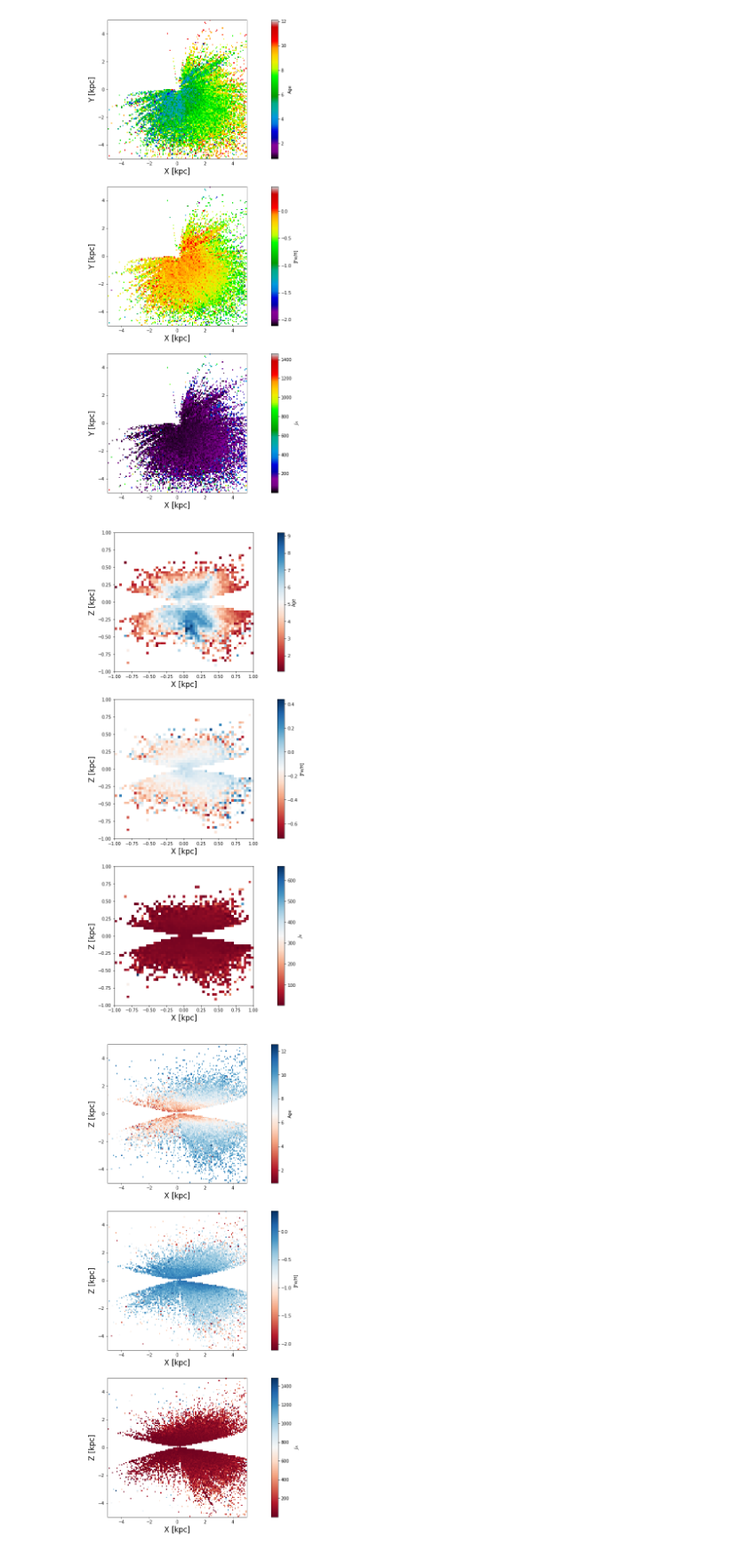
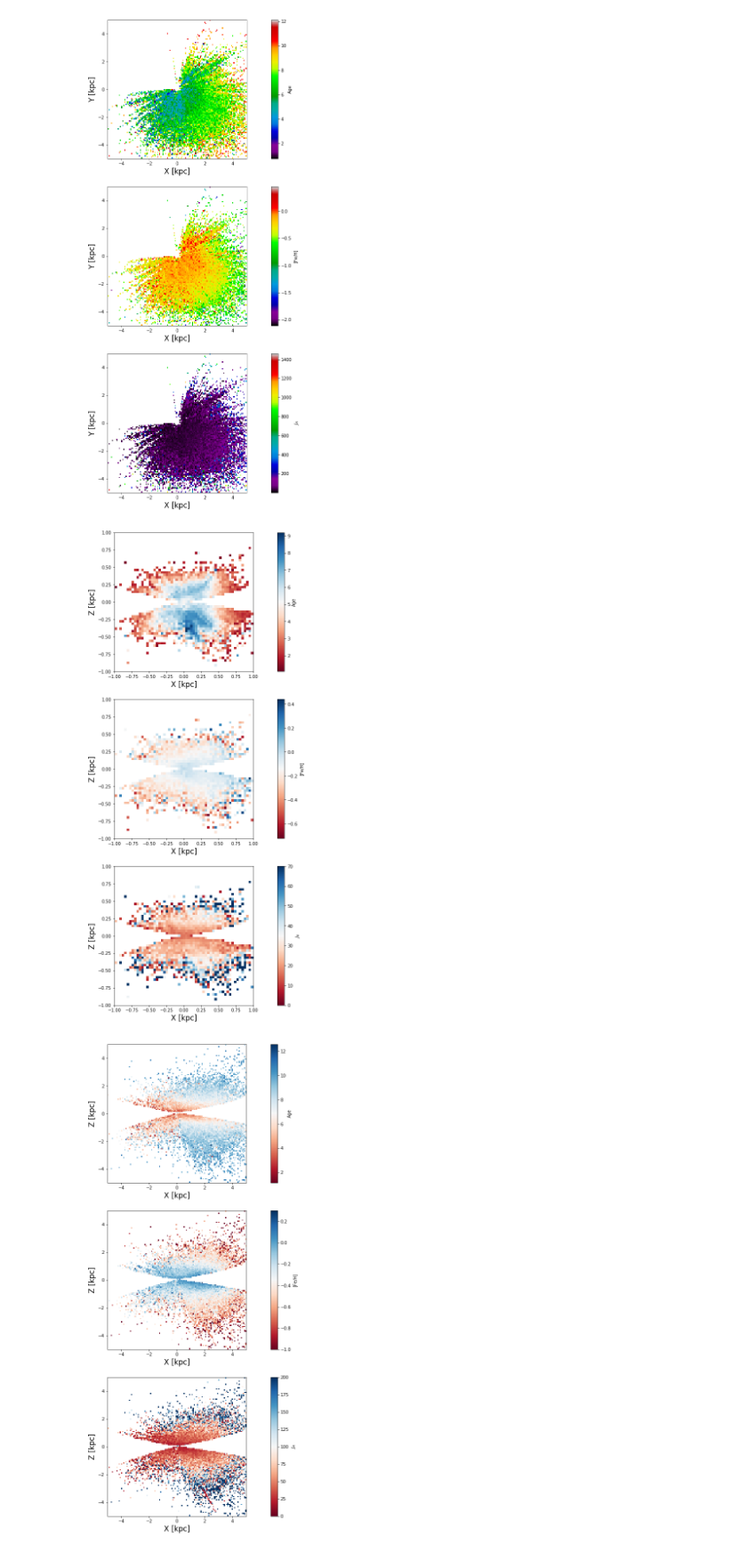
Before and after one commit to AndyTza/modern_astro, a Jupyter notebook: midterm_research/Data Processing.ipynb, the cells around one changed output. Shown at 89% size. Saved outputs shown, nothing was run; the diff lists cells and outputs as text; code cells hidden in the pictures.

```diff
--- a/midterm_research/Data Processing.ipynb
+++ b/midterm_research/Data Processing.ipynb
@@ -59,7 +59,7 @@ vr, R = data['vR'], data['R']
 
 
 # Quality cuts to ensure quality of data : NOTE parallax < 0.5 (2kpc limit!)
-qc = np.where((jr/jr_err > 10) &(jr<1500) & (age>0.5) & (age != np.ma.core.MaskedConstant()) & (feh != np.ma.core.MaskedConstant()) & (jr != np.ma.core.MaskedConstant()))
+qc = np.where((jr/jr_err > 10) & (jr>-2*np.std(jr)) & (jr<2*np.std(jr)) & (age>0.5) & (age != np.ma.core.MaskedConstant()) & (feh != np.ma.core.MaskedConstant()) & (jr != np.ma.core.MaskedConstant()))
 
 feh, e_feh, l, b = feh[qc], e_feh[qc], l[qc], b[qc]
 jr, jr_err, log_g, teff, parallax, log_age, dist, mass = jr[qc], jr_err[qc], log_g[qc], teff[qc], parallax[qc], log_age[qc], dist[qc], mass[qc]
@@ -315,38 +363,45 @@ ax[1].set_xlabel('X [kpc]', size=17)
 ax[1].set_ylabel('Z [kpc]', size=17)
 fig.colorbar(Zz2, ax=ax[1],orientation='vertical', label='[Fe/H]')
 
-Zz3 = ax[2].imshow(pz_3[0], cmap='RdBu', origin='lower', interpolation='nearest', extent=[-1,1,-1,1])
+Zz3 = ax[2].imshow(pz_3[0], cmap='RdBu', origin='lower', interpolation='nearest', extent=[-1,1,-1,1], vmin=0, vmax=70)
 ax[2].set_xlabel('X [kpc]', size=17)
 ax[2].set_ylabel('Z [kpc]', size=17)
 fig.colorbar(Zz3, ax=ax[2],orientation='vertical', label='$J_R$')
+
+
+plt.savefig('pp2.pdf', type='pdf')
 # %% [output]
-[figure, old version]
+[figure, new version]
 # %%
 # Let's project <x,y> as function of age, feh, jr: RG: RED GIANTS
 lim = 5
 PZ_1 = stats.binned_statistic_2d(z[RG] ,x[RG] , age[RG], statistic='median',
                                  bins=(np.arange(-lim, lim, 0.08), np.arange(-lim, lim, 0.08)))
 PZ_2 = stats.binned_statistic_2d(z[RG] ,x[RG] , feh[RG], statistic='median',
                                  bins=(np.arange(-lim, lim, 0.08), np.arange(-lim, lim, 0.08)))
 PZ_3 = stats.binned_statistic_2d(z[RG] ,x[RG] , jr[RG], statistic='median',
                                  bins=(np.arange(-lim, lim, 0.08), np.arange(-lim, lim, 0.08)))
 
 
 fig, ax = plt.subplots(nrows=3, ncols=1, figsize=(20,20))
 
 ZZz = ax[0].imshow(PZ_1[0], cmap='RdBu', origin='lower', interpolation='nearest', extent=[-lim,lim,-lim,lim])
 ax[0].set_xlabel('X [kpc]', size=17)
 ax[0].set_ylabel('Z [kpc]', size=17)
 fig.colorbar(ZZz, ax=ax[0],orientation='vertical', label='Age')
 
-ZZz2 = ax[1].imshow(PZ_2[0], cmap='RdBu', origin='lower', interpolation='nearest', extent=[-lim,lim,-lim,lim])
+ZZz2 = ax[1].imshow(PZ_2[0], cmap='RdBu', origin='lower', interpolation='nearest', extent=[-lim,lim,-lim,lim],
+                   vmin=-1, vmax=0.3)
 ax[1].set_xlabel('X [kpc]', size=17)
 ax[1].set_ylabel('Z [kpc]', size=17)
 fig.colorbar(ZZz2, ax=ax[1],orientation='vertical', label='[Fe/H]')
 
-ZZz3 = ax[2].imshow(PZ_3[0], cmap='RdBu', origin='lower', interpolation='nearest', extent=[-lim,lim,-lim,lim])
+ZZz3 = ax[2].imshow(PZ_3[0], cmap='RdBu', origin='lower', interpolation='nearest', extent=[-lim,lim,-lim,lim], vmin=0, vmax=200)
 ax[2].set_xlabel('X [kpc]', size=17)
 ax[2].set_ylabel('Z [kpc]', size=17)
 fig.colorbar(ZZz3, ax=ax[2],orientation='vertical', label='$J_R$')
+
+
+plt.savefig('pp1.pdf', type='pdf') # RG
 # %% [output]
-[figure, old version]
+[figure, new version]
```
Also changed, not shown: parts of 8 cells of this notebook, 22 other files.
